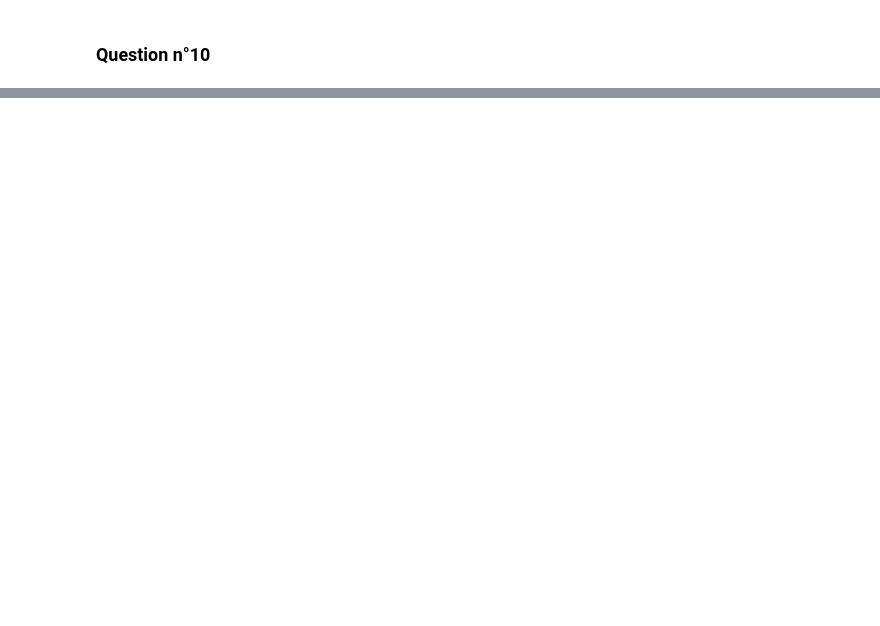
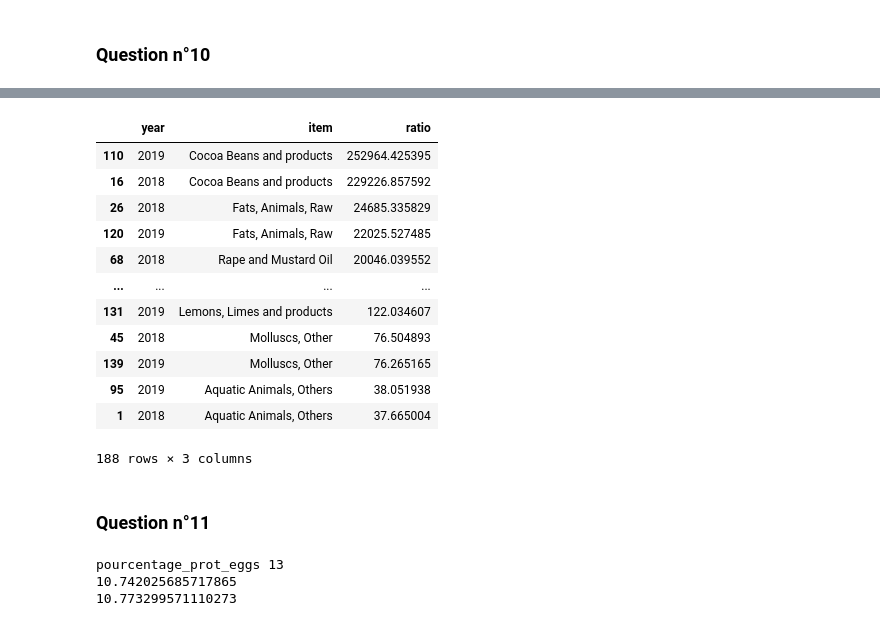
Before and after one commit to StevenDelval/PremierPasPandas, a Jupyter notebook: PremierPasPandas.ipynb, the cells around one changed output, grey strips where cells are left out. Saved outputs shown, nothing was run; the diff lists cells and outputs as text; code cells hidden in the pictures; blank space fills up the shorter version.

Commit message:
Question10

```diff
--- a/PremierPasPandas.ipynb
+++ b/PremierPasPandas.ipynb
@@ -631,6 +631,13 @@ df_total_food.head(30)
 
 # food_supply_(kcal/capita/day) food_supply_quantity_(kg/capita/yr)
 df_ratio= df_merge
-df_ratio["ratio"]=df_ratio["food_supply_(kcal/capita/day)"]*365 / df_ratio["food_supply_quantity_(kg/capita/yr)"]
-df_ratio
+df_ratio[df_ratio["food_supply_(kcal/capita/day)"].notna() & df_ratio["food_supply_quantity_(kg/capita/yr)"].notna()]
+df_ratio =df_ratio[df_ratio["food_supply_quantity_(kg/capita/yr)"] > 0].reset_index()
+df_ratio["ratio"]=df_ratio["food_supply_(kcal/capita/day)"] / (df_ratio["food_supply_quantity_(kg/capita/yr)"]/365)
+
+df_ratio_eggs =df_ratio[df_ratio["item"]== "Eggs"].reset_index()
+df_ratio_eggs["ratio_eggs"]= 155/(100/1000)
+print("ratio_eggs",155/(100/1000))
+print(df_ratio_eggs[df_ratio_eggs["year"]== 2018]["ratio"].mean())
+print(df_ratio_eggs[df_ratio_eggs["year"]== 2019]["ratio"].mean())
 # %% [output]
@@ -649,0 +647,37 @@ df_ratio
+# %%
+df_ratio_items = df_ratio[df_ratio["ratio"].notna()]
+
+df_ratio_items = df_ratio_items[["year","item","ratio"]]
+df_ratio_items = df_ratio_items.groupby(["year","item"])["ratio"].mean().reset_index()
+df_ratio_items.sort_values("ratio",ascending=False)
+# %% [output]
+|  | year | item | ratio |
+| 110 | 2019 | Cocoa Beans and products | 252964.425395 |
+| 16 | 2018 | Cocoa Beans and products | 229226.857592 |
+| 26 | 2018 | Fats, Animals, Raw | 24685.335829 |
+| 120 | 2019 | Fats, Animals, Raw | 22025.527485 |
+| 68 | 2018 | Rape and Mustard Oil | 20046.039552 |
+| ... | ... | ... | ... |
+| 131 | 2019 | Lemons, Limes and products | 122.034607 |
+| 45 | 2018 | Molluscs, Other | 76.504893 |
+| 139 | 2019 | Molluscs, Other | 76.265165 |
+| 95 | 2019 | Aquatic Animals, Others | 38.051938 |
+| 1 | 2018 | Aquatic Animals, Others | 37.665004 |
+188 rows × 3 columns
+# %% [markdown]
+### Question n°11
+# %%
+df_protein = df_merge
+df_protein[df_protein["protein_supply_quantity_(g/capita/day)"].notna() & df_protein["food_supply_quantity_(kg/capita/yr)"].notna()]
+df_protein =df_protein[df_protein["food_supply_quantity_(kg/capita/yr)"] > 0].reset_index()
+df_protein["pourcentage_prot"]=((df_protein["protein_supply_quantity_(g/capita/day)"] )/ (df_ratio["food_supply_quantity_(kg/capita/yr)"]*1000/365))*100
+df_protein_eggs =df_protein[df_protein["item"]== "Eggs"].reset_index()
+
+df_protein_eggs["pourcentage_prot_eggs"]= 13
+print("pourcentage_prot_eggs",13)
+print(df_protein_eggs[df_protein_eggs["year"]== 2018]["pourcentage_prot"].mean())
+print(df_protein_eggs[df_protein_eggs["year"]== 2019]["pourcentage_prot"].mean())
+# %% [output]
+pourcentage_prot_eggs 13
+10.742025685717865
+10.773299571110273
```
Also changed, not shown: parts of 2 cells of this notebook.
